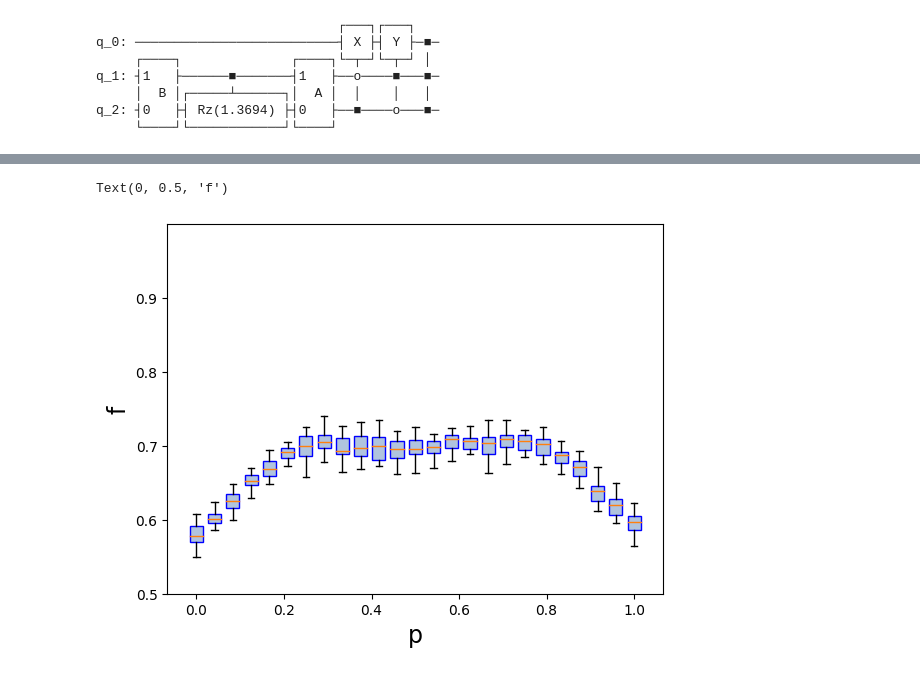
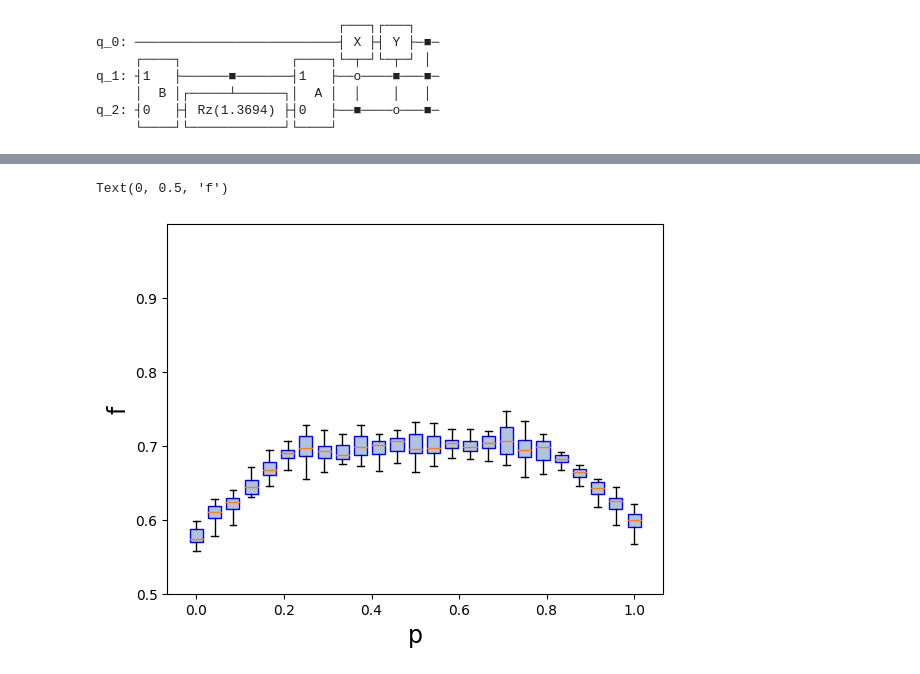
Before and after one commit to tbasile/Una-Rotacion-Parametrizada, a Jupyter notebook: Codigo/Para_subir/Parametrized Pauli Channels.ipynb, the cells around one changed output, grey strips where cells are left out. Drawn from its saved outputs; the diff is of its cells as text; code cells hidden in the pictures.

```diff
--- a/Codigo/Para_subir/Parametrized Pauli Channels.ipynb
+++ b/Codigo/Para_subir/Parametrized Pauli Channels.ipynb
@@ -538,24 +536,24 @@ with open("Results/bit-flip-fidelities.csv","w") as f:
 # %%
 import pandas as pd
 
 
 
-df = pd.read_csv("Results/bit-flip-fidelities.csv",header=None)
+df = pd.read_csv("Results/Dynamical/bit-flip-fidelities.csv",header=None)
 
 
 plt.boxplot(df.iloc[:,1:].T,positions= np.array(df.iloc[:,0]).T,
             widths=0.03, showcaps =True,
            manage_ticks=False,
            showfliers =False,patch_artist=True,
             boxprops=dict(facecolor="lightsteelblue", color="blue"));
 
 
 plt.ylim([0.5,1])
 plt.yticks([0.5,0.6,0.7,0.8,0.9])
 # plt.title("Bit flip dynamical map fidelities")
 plt.xlabel("p",fontsize=17)
 plt.ylabel("f",fontsize=17)
 # %% [output]
 Text(0, 0.5, 'f')
-[figure, old version]
+[figure, new version]
 # %%
```
Also changed, not shown: parts of 10 cells of this notebook, 22 other files.
